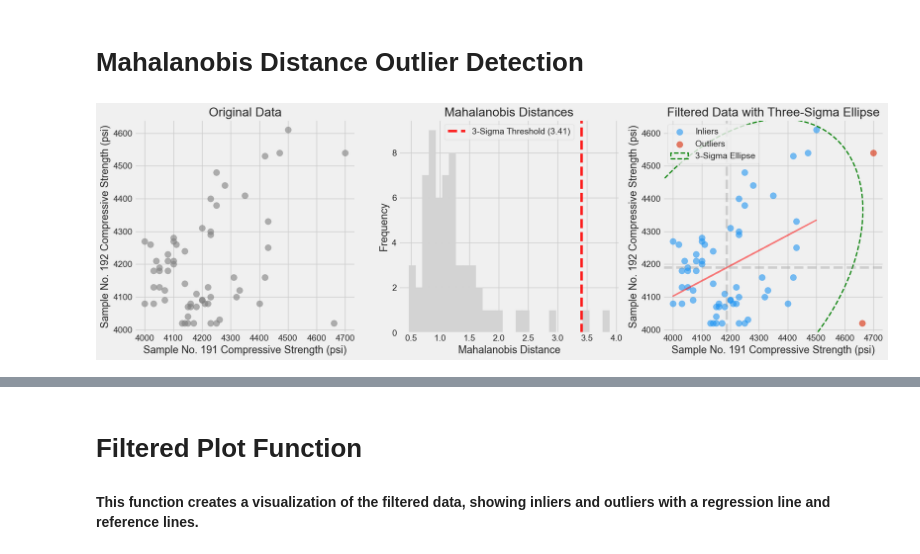
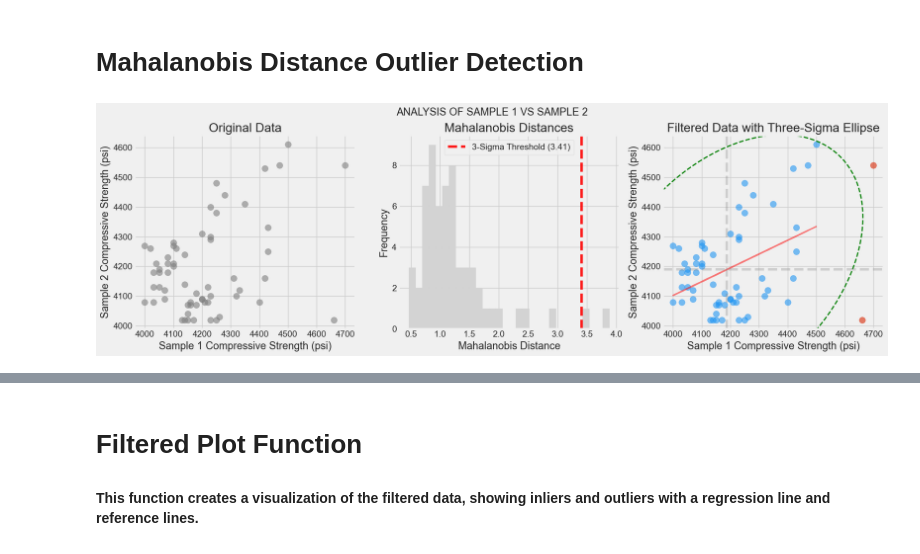
Before and after one commit to reneboygarcia/mahalanobis_filter, a Jupyter notebook: mahalanobis_filter.ipynb, the cells around one changed output, grey strips where cells are left out. Drawn from its saved outputs; the diff is of its cells as text; code cells hidden in the pictures.

```diff
--- a/mahalanobis_filter.ipynb
+++ b/mahalanobis_filter.ipynb
@@ -201,15 +162,22 @@ class MahalanobisFilter:
 # ===== Data Processing =====
 
 
-def process_data(data: pd.DataFrame) -> pd.DataFrame:
-    """Extract and pair non-null samples from raw data"""
-    processed_data = []
-    for _, row in data.iterrows():
-        sample1 = row["Sample 1"] if not pd.isna(row["Sample 1"]) else None
-        sample2 = row["Sample 2"] if not pd.isna(row["Sample 2"]) else None
-        if sample1 is not None and sample2 is not None:
-            processed_data.append({"Sample 191": sample1, "Sample 192": sample2})
-    return pd.DataFrame(processed_data)
+def process_data(data: pd.DataFrame, sample_pairs: tuple) -> pd.DataFrame:
+    """Extract and pair non-null samples from raw data.
+
+    Args:
+        data: Input DataFrame containing sample data
+        sample_pairs: Tuple of column names to pair
+
+    Returns:
+        DataFrame containing only complete pairs of samples
+    """
+    df = (
+        data.loc[:, list(sample_pairs)]  # Select only the sample pair columns
+        .dropna()  # Remove rows with any null values
+        .copy()  # Return a copy to avoid SettingWithCopyWarning
+    )
+    return df
 
 
 # ===== Visualization =====
@@ -261,6 +229,7 @@ def create_plots(
     data: pd.DataFrame,
     inliers: pd.DataFrame,
     outliers: pd.DataFrame,
+    sample_pairs: tuple,
     alpha: float = 0.05,
     save_graph: bool = False,
 ) -> None:
@@ -270,11 +239,11 @@ def create_plots(
 
     # 1. Original scatter plot
     axes[0].scatter(
-        data["Sample 191"], data["Sample 192"], color="gray", alpha=0.6, s=100
+        data[sample_pairs[0]], data[sample_pairs[1]], color="gray", alpha=0.6, s=100
     )
     axes[0].set_title("Original Data")
-    axes[0].set_xlabel("Sample No. 191 Compressive Strength (psi)")
-    axes[0].set_ylabel("Sample No. 192 Compressive Strength (psi)")
+    axes[0].set_xlabel(f"{sample_pairs[0]} Compressive Strength (psi)")
+    axes[0].set_ylabel(f"{sample_pairs[1]} Compressive Strength (psi)")
 
     # 2. Mahalanobis distance histogram
     m_filter = MahalanobisFilter(alpha=alpha)
@@ -299,16 +268,16 @@ def create_plots(
 
     # 3. Filtered results with regression line and ellipse
     axes[2].scatter(
-        inliers["Sample 191"],
-        inliers["Sample 192"],
+        inliers[sample_pairs[0]],
+        inliers[sample_pairs[1]],
         color="#2196F3",
         alpha=0.6,
         s=100,
         label="Inliers",
     )
     axes[2].scatter(
-        outliers["Sample 191"],
-        outliers["Sample 192"],
+        outliers[sample_pairs[0]],
+        outliers[sample_pairs[1]],
         color="#D92906",
         alpha=0.6,
         s=100,
@@ -316,10 +285,10 @@ def create_plots(
     )
 
     # Add regression line
-    m, b = np.polyfit(inliers["Sample 191"], inliers["Sample 192"], 1)
+    m, b = np.polyfit(inliers[sample_pairs[0]], inliers[sample_pairs[1]], 1)
     axes[2].plot(
-        inliers["Sample 191"],
-        m * inliers["Sample 191"] + b,
+        inliers[sample_pairs[0]],
+        m * inliers[sample_pairs[0]] + b,
         color="red",
         linestyle="-",
         alpha=0.5,
@@ -327,56 +296,65 @@ def create_plots(
     )
 
     # Add mean reference lines
-    mean_x = inliers["Sample 191"].mean()
-    mean_y = inliers["Sample 192"].mean()
+    mean_x = inliers[sample_pairs[0]].mean()
+    mean_y = inliers[sample_pairs[1]].mean()
     axes[2].axvline(x=mean_x, color="gray", linestyle="--", alpha=0.3)
     axes[2].axhline(y=mean_y, color="gray", linestyle="--", alpha=0.3)
-
-    # Add three-sigma ellipse
-    # Note 11-02-24: We commented this to use m_filter instead using the mean and covariance of the sample data
-    # I think this give consistent visuals, inliers inside the 3-sigma ellipse and outliers showing
-    # red scatter plot
-    # mean = inliers[["Sample 191", "Sample 192"]].mean().values
-    # cov = np.cov(inliers[["Sample 191", "Sample 192"]].values, rowvar=False)
 
     plot_ellipse(
         mean=m_filter.mean,
         cov=m_filter.cov,
         ax=axes[2],
         n_std=3,
         edgecolor="green",
         linestyle="--",
         linewidth=2,
         label="3-Sigma Ellipse",
     )
 
     axes[2].set_title("Filtered Data with Three-Sigma Ellipse")
-    axes[2].set_xlabel("Sample No. 191 Compressive Strength (psi)")
-    axes[2].set_ylabel("Sample No. 192 Compressive Strength (psi)")
-    axes[2].legend(loc='upper left')
+    axes[2].set_xlabel(f"{sample_pairs[0]} Compressive Strength (psi)")
+    axes[2].set_ylabel(f"{sample_pairs[1]} Compressive Strength (psi)")
+    # axes[2].legend(loc='upper left')
+
+    plt.suptitle(f"ANALYSIS OF {sample_pairs[0].upper()} VS {sample_pairs[1].upper()}", y=0.95)
+
     # Save image
     if save_graph:
         plt.savefig(
-            "images/combined_graph.png",
+            f"images/combined_graph_{sample_pairs[0]}_{sample_pairs[1]}.png",
             dpi=300,
             bbox_inches="tight",
         )
     plt.tight_layout()
     plt.show()
 
 
 # Run main
 if __name__ == "__main__":
-    # Load and process data
+    # Define sample pairs for analysis
+    sample_pairs = [
+        ("Sample 1", "Sample 2"),
+        ("Sample 2", "Sample 3"),
+        ("Sample 1", "Sample 3"),
+    ]
+
+    # Load data
     data = df_sample  # Replace with your DataFrame containing the sample data
-    processed_data = process_data(data)
 
-    # Filter outliers based on Mahalanobis distance using a 3-sigma threshold
-    filter_obj = MahalanobisFilter(alpha=0.05)
-    filter_obj.fit(processed_data)
-    inliers, outliers = filter_obj.filter(processed_data)
+    # Process and analyze each pair of samples
+    for pair in sample_pairs:
+        # Process data for current pair
+        processed_data = process_data(data, pair)
 
-    # Visualize results
-    create_plots(processed_data, inliers, outliers, save_graph=True, alpha=0.05)
+        # Filter outliers
+        filter_obj = MahalanobisFilter(alpha=0.05)
+        filter_obj.fit(processed_data)
+        inliers, outliers = filter_obj.filter(processed_data)
+
+        # Create plots
+        create_plots(
+            processed_data, inliers, outliers, pair, save_graph=True, alpha=0.05
+        )
 # %% [output]
-[figure, old version]
+[figure, new version]
```
Also changed, not shown: parts of 4 cells of this notebook, 7 other files.
